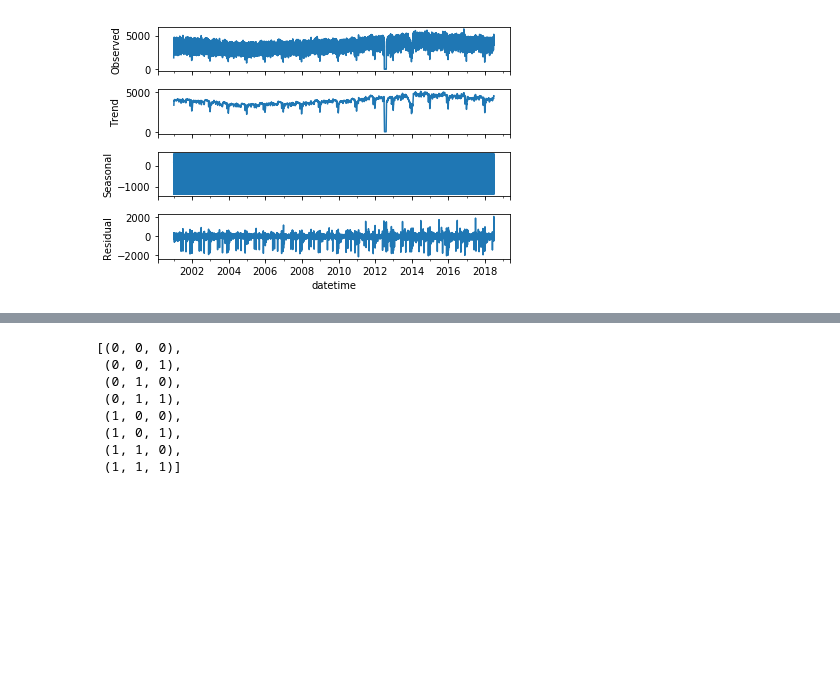
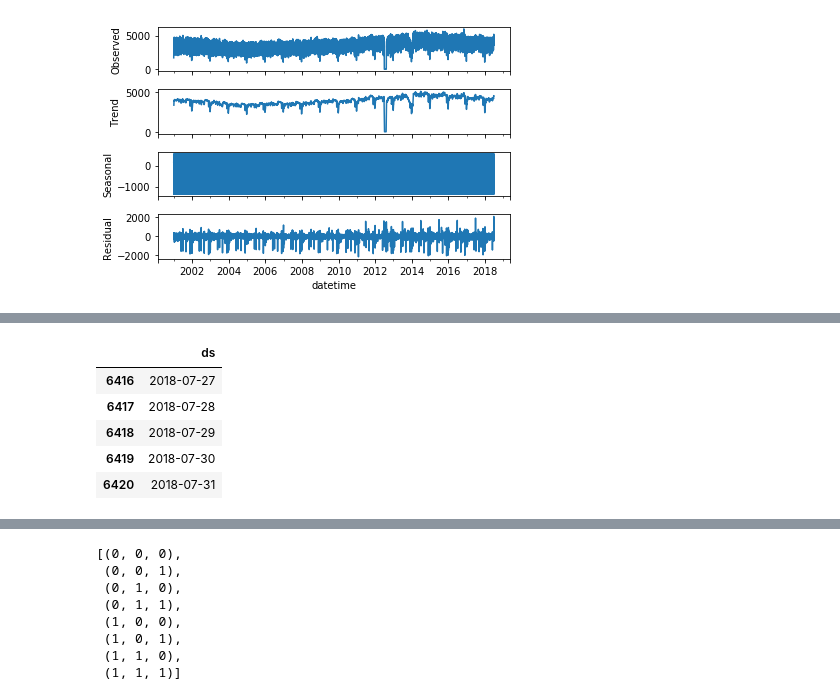
Before and after one commit to donnajobridge/cta, a Jupyter notebook: morse_ts.ipynb, the cells around one changed output, grey strips where cells are left out. Saved outputs shown, nothing was run; the diff lists cells and outputs as text; code cells hidden in the pictures; blank space fills up the shorter version.

```diff
--- a/morse_ts.ipynb
+++ b/morse_ts.ipynb
@@ -79,0 +80,10 @@ AttributeError: 'StanModel' object has no attribute 'fit_class'
+# %%
+future = m.make_future_dataframe(periods=31)
+future.tail()
+# %% [output]
+|  | ds |
+| 6416 | 2018-07-27 |
+| 6417 | 2018-07-28 |
+| 6418 | 2018-07-29 |
+| 6419 | 2018-07-30 |
+| 6420 | 2018-07-31 |
```
Also changed, not shown: parts of 3 cells of this notebook, 1 other file.
